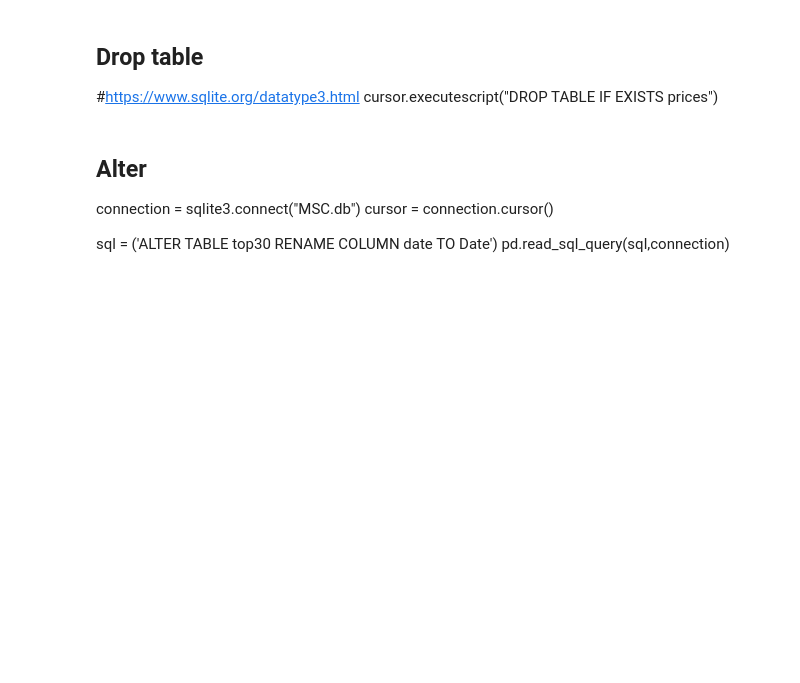
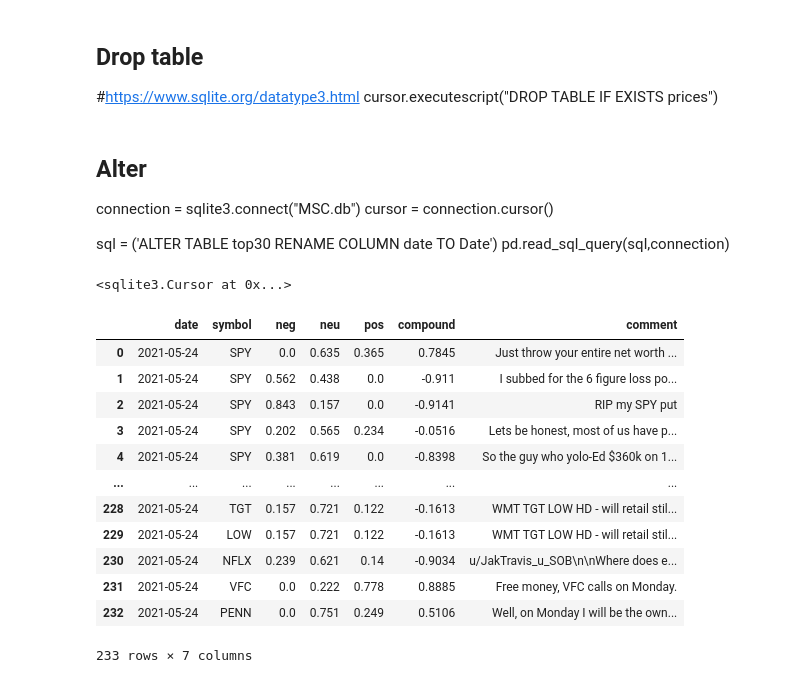
Before and after one commit to Amarilda/MscAston, a Jupyter notebook: MSC/MScDB.ipynb, the cells around one changed output. Cells and saved outputs as stored; diff of their text form; code cells hidden in the pictures; blank space fills up the shorter version.

Commit message:
WB sentiment added to er

```diff
--- a/MSC/MScDB.ipynb
+++ b/MSC/MScDB.ipynb
@@ -369,3 +263,49 @@ connection.close()
 #Transfer to main folder
 import shutil
 newPath = shutil.copy('MSC.db', '/Users/Edite')
+# %%
+#Create strings for SQL injection
+createtable, columnnames, insertintotable = "", "", ""
+
+kolonas = ['date',"symbol",'neg', 'neu', 'pos', 'compound', "comment"]
+z = len(kolonas)
+for k in kolonas:
+    if z > 1:
+        createtable+= str(k + " TEXT,")
+        columnnames += str(f"'{k}', ")
+        insertintotable += str("?,")
+    else:
+        createtable+= str(k + " TEXT")
+        columnnames += str(k)
+        insertintotable += str("?")
+    z+= -1
+
+#Drop and create the todays table
+connection = sqlite3.connect('MSC.db')
+cursor = connection.cursor()
+a = f"cursor.executescript('DROP TABLE IF EXISTS wb_sentiment')"
+b = f"cursor.execute('CREATE TABLE wb_sentiment ({createtable} )')"
+eval(a)
+eval(b)
+# %% [output]
+<sqlite3.Cursor at 0x...>
+# %%
+connection = sqlite3.connect('MSC.db')
+cursor = connection.cursor()
+sql = ("Select * from wb_sentiment order by date desc")
+df = pd.read_sql_query(sql,connection)
+df
+# %% [output]
+|  | date | symbol | neg | neu | pos | compound | comment |
+| 0 | 2021-05-24 | SPY | 0.0 | 0.635 | 0.365 | 0.7845 | Just throw your entire net worth ... |
+| 1 | 2021-05-24 | SPY | 0.562 | 0.438 | 0.0 | -0.911 | I subbed for the 6 figure loss po... |
+| 2 | 2021-05-24 | SPY | 0.843 | 0.157 | 0.0 | -0.9141 | RIP my SPY put |
+| 3 | 2021-05-24 | SPY | 0.202 | 0.565 | 0.234 | -0.0516 | Lets be honest, most of us have p... |
+| 4 | 2021-05-24 | SPY | 0.381 | 0.619 | 0.0 | -0.8398 | So the guy who yolo-Ed $360k on 1... |
+| ... | ... | ... | ... | ... | ... | ... | ... |
+| 228 | 2021-05-24 | TGT | 0.157 | 0.721 | 0.122 | -0.1613 | WMT TGT LOW HD - will retail stil... |
+| 229 | 2021-05-24 | LOW | 0.157 | 0.721 | 0.122 | -0.1613 | WMT TGT LOW HD - will retail stil... |
+| 230 | 2021-05-24 | NFLX | 0.239 | 0.621 | 0.14 | -0.9034 | u/JakTravis_u_SOB\n\nWhere does e... |
+| 231 | 2021-05-24 | VFC | 0.0 | 0.222 | 0.778 | 0.8885 | Free money, VFC calls on Monday. |
+| 232 | 2021-05-24 | PENN | 0.0 | 0.751 | 0.249 | 0.5106 | Well, on Monday I will be the own... |
+233 rows × 7 columns
```
Also changed, not shown: parts of 25 cells of this notebook, 5 other files.
